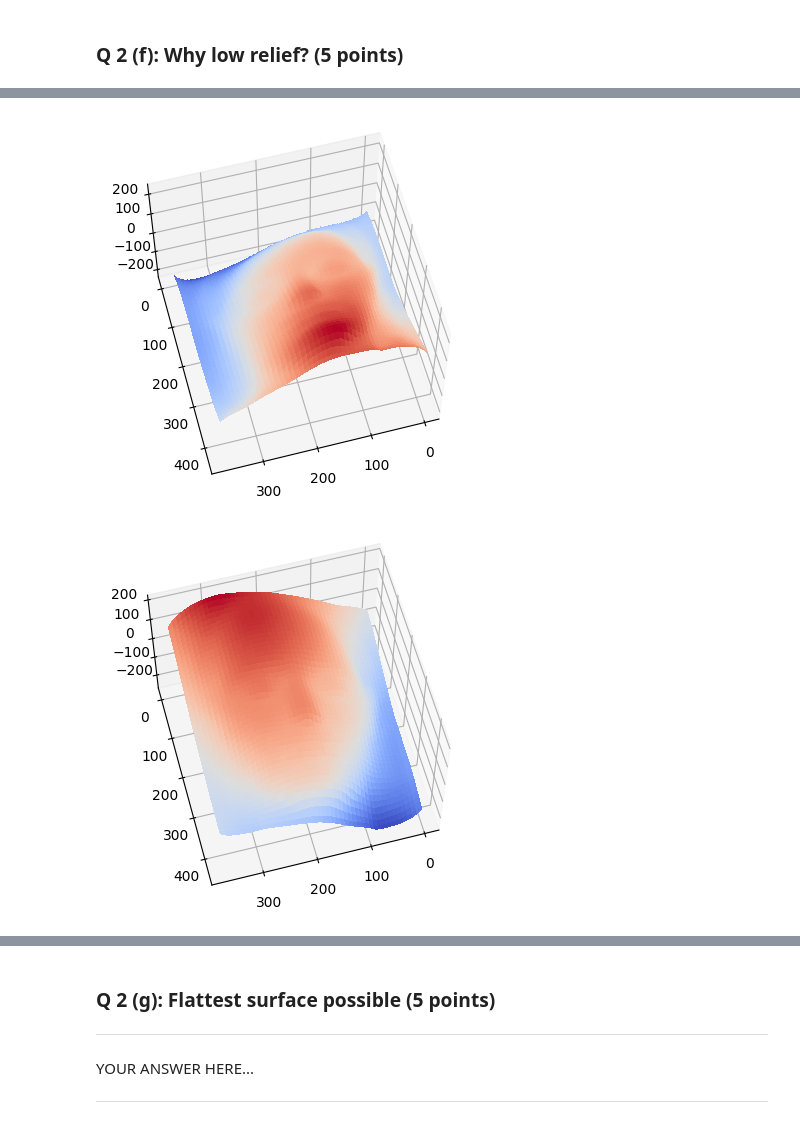
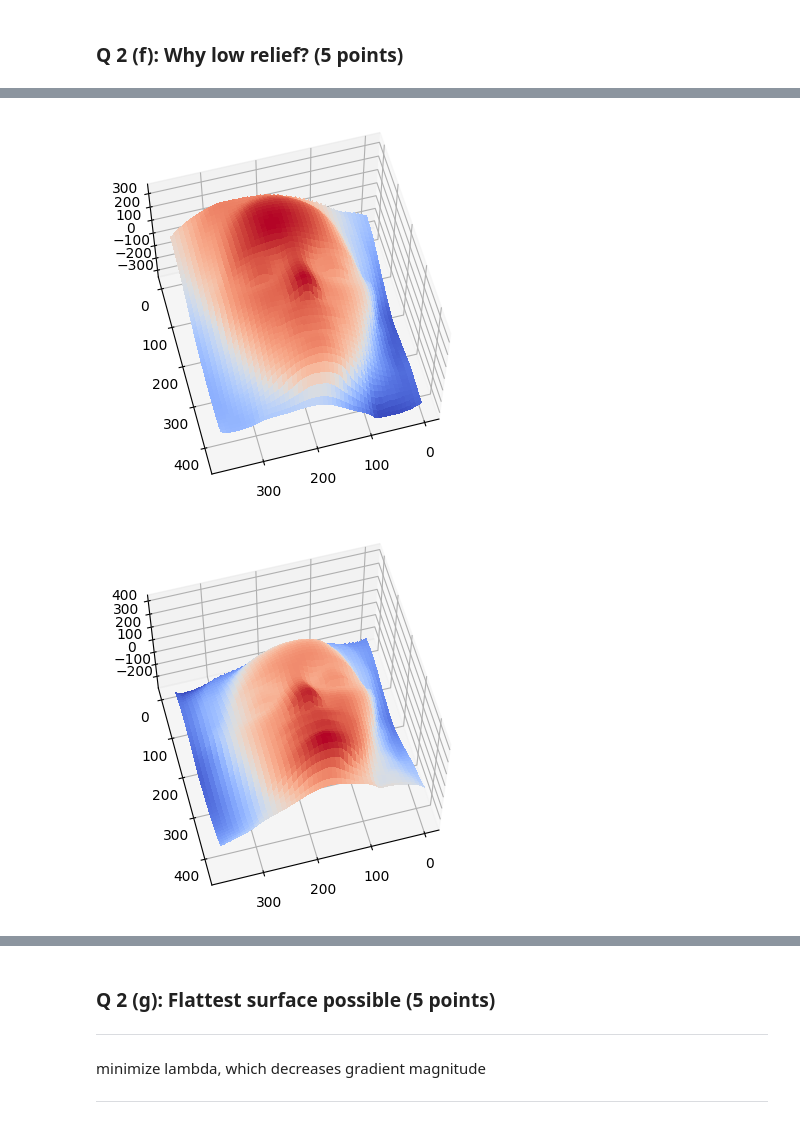
Before and after one commit to stevenwman/CV2024, a Jupyter notebook: HW/HW6/HW6_Public.ipynb, the cells around one changed output, grey strips where cells are left out. Drawn from its saved outputs; the diff is of its cells as text; code cells hidden in the pictures.

```diff
--- a/HW/HW6/HW6_Public.ipynb
+++ b/HW/HW6/HW6_Public.ipynb
@@ -37,4 +37,4 @@ Downloading the data
 # !wget 'https://docs.google.com/uc?export=download&id=13nA1Haq6bJz0-h_7NmovvSRrRD76qiF0' -O ./content/data/data.zip
 # !unzip "./content/data/data.zip" -d "./content/"
 # os.system("rm ./content/data/data.zip")
-# data_dir = './content/data/'
+data_dir = './content/data/'
@@ -555,6 +575,19 @@ def estimateShape(normals, s):
     surface = None
 
     ### YOUR CODE HERE
+
+
+#     Write a function estimateShape to apply the Frankot-Chellappa
+# algorithm to your estimated normals. Once you have the function f(x, y), plot it as a surface in the
+# function plotSurface. The result we expect of you is shown in Fig. 1.
+
+    n1, n2, n3 = normals
+
+    zx = -n1/n3
+    zy = -n2/n3
+
+    surface = integrateFrankot(zx.reshape(s), zy.reshape(s))
+
     ### END YOUR CODE
 
     return surface
@@ -650,5 +714,13 @@ YOUR ANSWER HERE...
 # Part 2 (e)
 # Your code here
 ### YOUR CODE HERE
+
+I, L, s = loadData(data_dir)
+B, LEst = estimatePseudonormalsUncalibrated(I)
+B = enforceIntegrability(B, s)
+albedos, normals = estimateAlbedosNormals(np.diag([1,1,-1]) @ B)
+surf_shape = estimateShape(normals, s)
+plotSurface(surf_shape)
+
 ### END YOUR CODE
 # %% [output]
@@ -701,6 +777,16 @@ display(Javascript('''google.colab.output.setIframeHeight(0, true, {maxHeight: 5
 
 # Part 2 (f)
 ### YOUR CODE HERE
+
+plotBasRelief(normals, 0,0,1)
+plotBasRelief(normals, 0,0,5)
+
+plotBasRelief(normals, 0,5,1)
+plotBasRelief(normals, 0,-5,1)
+
+plotBasRelief(normals, 5,0,1)
+plotBasRelief(normals, -5,0,1)
+
 ### END YOUR CODE
 # %% [output]
 [interactive output not drawn]
@@ -709,2 +795,2 @@ display(Javascript('''google.colab.output.setIframeHeight(0, true, {maxHeight: 5
-[figure, old version]
+[figure, new version]
-[figure, old version]
+[figure, new version]
@@ -715,6 +801,6 @@ display(Javascript('''google.colab.output.setIframeHeight(0, true, {maxHeight: 5
 
 ---
 
-YOUR ANSWER HERE...
+minimize lambda, which decreases gradient magnitude
 
 ---
```
Also changed, not shown: parts of 20 cells of this notebook, 32 other files.
